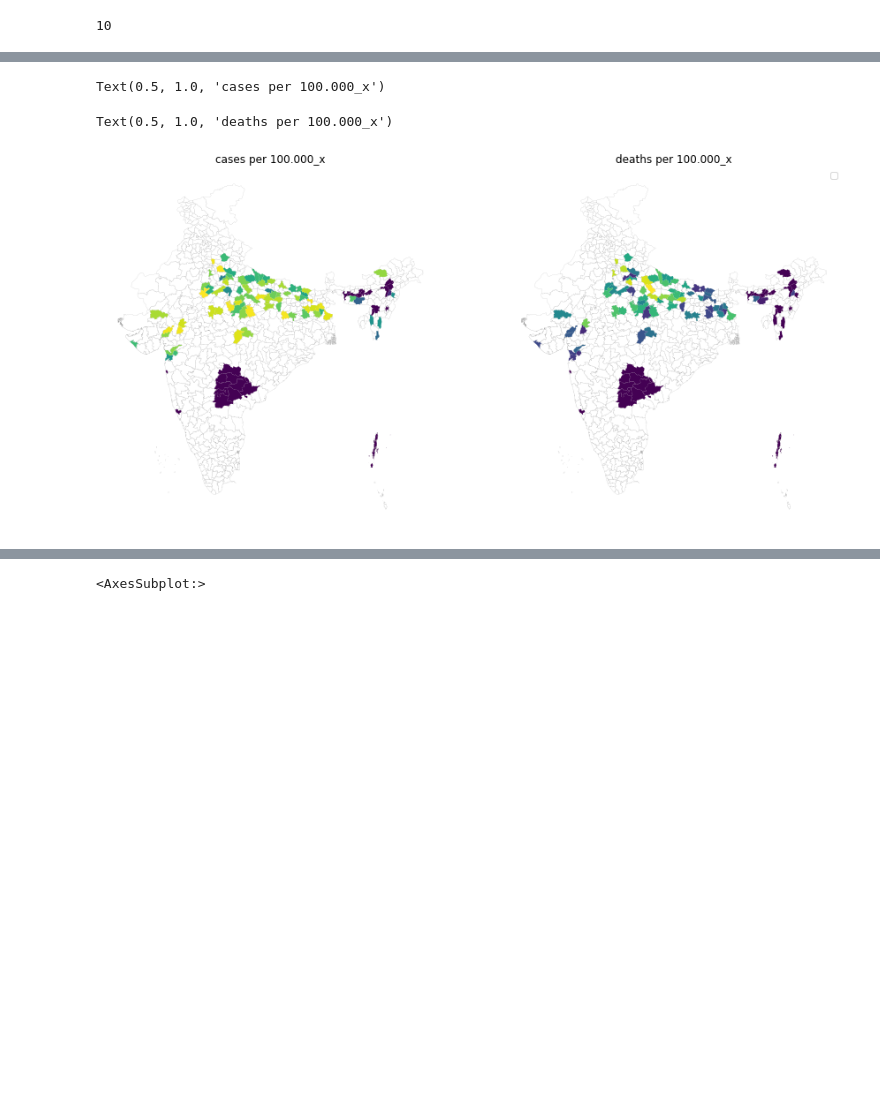
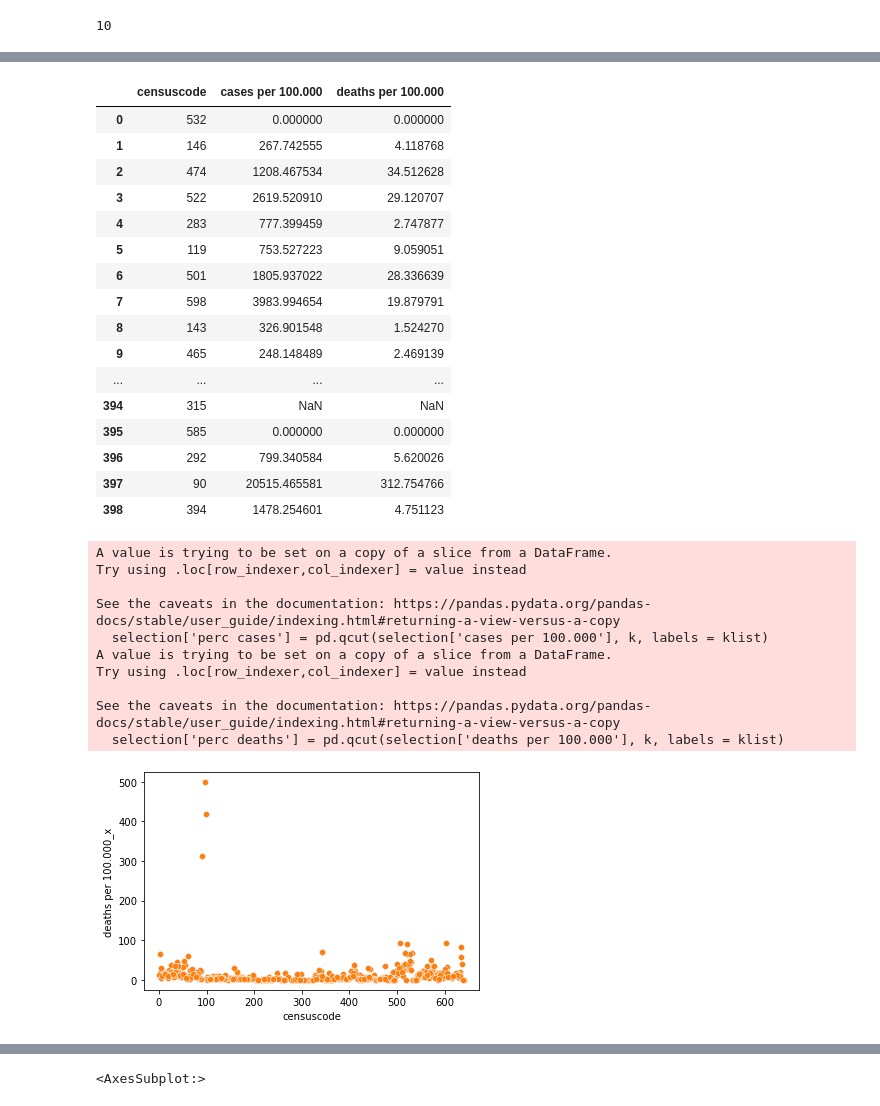
Before and after one commit to Daniel-Los/Introduction-to-datascience-final-project, a Jupyter notebook: Map_India.ipynb, the cells around one changed output, grey strips where cells are left out. Cells and saved outputs as stored; diff of their text form; code cells hidden in the pictures; blank space fills up the shorter version.

```diff
--- a/Map_India.ipynb
+++ b/Map_India.ipynb
@@ -263,21 +211,54 @@ See the caveats in the documentation: https://pandas.pydata.org/pandas-docs/stab
-# %%
-columns_to_plot = ['perc cases','perc deaths']
-columns_to_plot = ['cases per 100.000_x','deaths per 100.000_x']
-
-
-f, axs = plt.subplots(1,2, figsize=(15,15))
-axs = axs.flatten()
-
-
-for i, col in enumerate(columns_to_plot):
-    ax = axs[i]
-    plot = india_s_masters.plot(ax = ax, linewidth=0.1, alpha = 1, color = 'white', edgecolor="grey")
-    plot = test.plot(column=col, ax=ax, linewidth=0, cmap='viridis', alpha = 1)
-    ax.set_axis_off()
-    ax.set_title(col, fontsize =12)
-plot = plt.legend(labels=klist)
-plt.show()
-# %% [output]
-Text(0.5, 1.0, 'cases per 100.000_x')
-Text(0.5, 1.0, 'deaths per 100.000_x')
-[figure, removed]
+# %%
+selection = india_joined[['censuscode','cases per 100.000','deaths per 100.000']]
+#india_joined
+#for some reason, this k cant be bigger than 20
+k = 10
+klist = list(range(1,k+1,1))
+selection
+selection['perc cases'] = pd.qcut(selection['cases per 100.000'], k, labels = klist)
+selection['perc deaths'] = pd.qcut(selection['deaths per 100.000'], k, labels = klist)
+
+test = pd.merge(india_joined, selection, how = 'right', on = 'censuscode')
+
+
+#these hist plots show crazy outliers
+scat = sns.scatterplot(data = test[['deaths per 100.000_x','censuscode']].sort_values(by = 'deaths per 100.000_x', ascending = False), x=test['censuscode'],y=test['deaths per 100.000_x'])
+scat = sns.scatterplot(data = test[['cases per 100.000_x','censuscode']].sort_values(by = 'cases per 100.000_x', ascending = False), x=test['censuscode'],y=test['deaths per 100.000_x'])
+
+
+test = test[test['deaths per 100.000_x'] < 20000]
+test = test[test['cases per 100.000_x'] < 20000]
+
+#test[['deaths per 100.000','cases per 100.000']]
+
+
+#test[['deaths per 100.000_x','censuscode']].sort_values(by = 'deaths per 100.000_x', ascending = False)
+# %% [output]
+|  | censuscode | cases per 100.000 | deaths per 100.000 |
+| 0 | 532 | 0.000000 | 0.000000 |
+| 1 | 146 | 267.742555 | 4.118768 |
+| 2 | 474 | 1208.467534 | 34.512628 |
+| 3 | 522 | 2619.520910 | 29.120707 |
+| 4 | 283 | 777.399459 | 2.747877 |
+| 5 | 119 | 753.527223 | 9.059051 |
+| 6 | 501 | 1805.937022 | 28.336639 |
+| 7 | 598 | 3983.994654 | 19.879791 |
+| 8 | 143 | 326.901548 | 1.524270 |
+| 9 | 465 | 248.148489 | 2.469139 |
+| ... | ... | ... | ... |
+| 394 | 315 | NaN | NaN |
+| 395 | 585 | 0.000000 | 0.000000 |
+| 396 | 292 | 799.340584 | 5.620026 |
+| 397 | 90 | 20515.465581 | 312.754766 |
+| 398 | 394 | 1478.254601 | 4.751123 |
+A value is trying to be set on a copy of a slice from a DataFrame.
+Try using .loc[row_indexer,col_indexer] = value instead
+
+See the caveats in the documentation: https://pandas.pydata.org/pandas-docs/stable/user_guide/indexing.html#returning-a-view-versus-a-copy
+  selection['perc cases'] = pd.qcut(selection['cases per 100.000'], k, labels = klist)
+A value is trying to be set on a copy of a slice from a DataFrame.
+Try using .loc[row_indexer,col_indexer] = value instead
+
+See the caveats in the documentation: https://pandas.pydata.org/pandas-docs/stable/user_guide/indexing.html#returning-a-view-versus-a-copy
+  selection['perc deaths'] = pd.qcut(selection['deaths per 100.000'], k, labels = klist)
+[figure, added]
```
Also changed, not shown: parts of 11 cells of this notebook.
